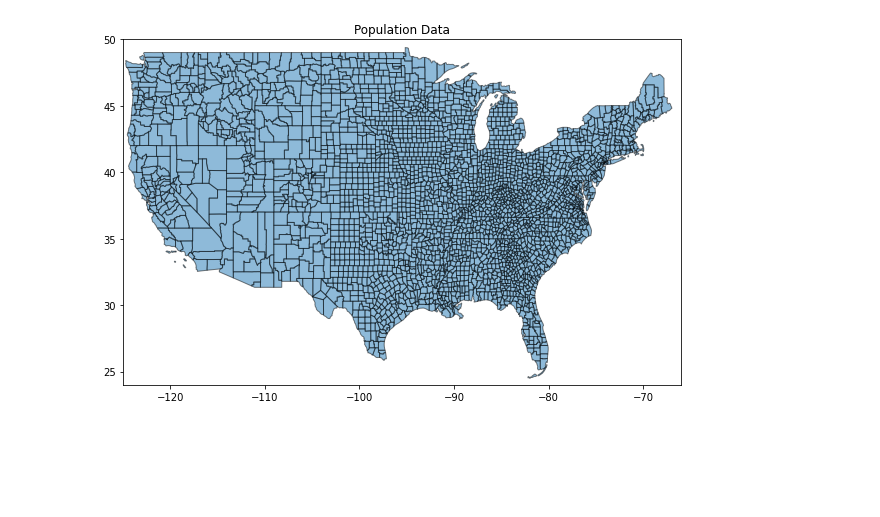
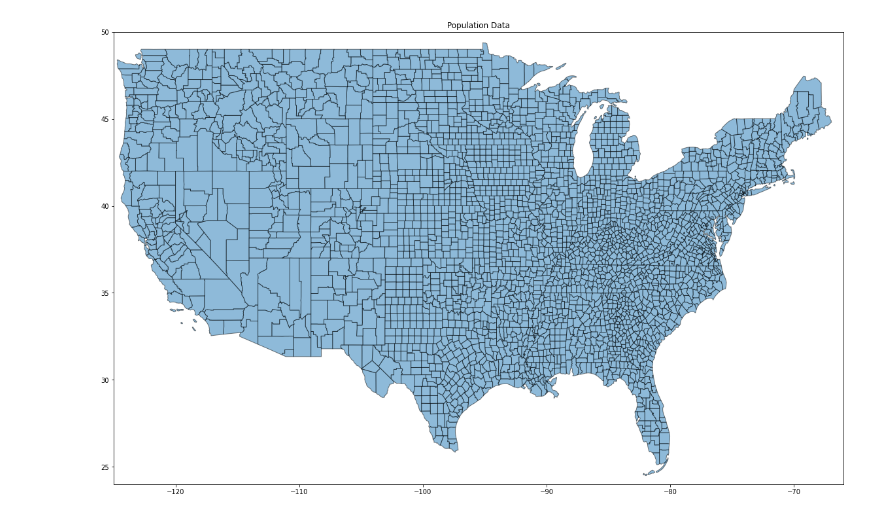
Before and after one commit to Chuka-J-Uzo/Urban_Maps_Analysis, a Jupyter notebook: Urban_Maps_Analysis.ipynb, the cells around one changed output. Cells and saved outputs as stored; diff of their text form; code cells hidden in the pictures; blank space fills up the shorter version.

```diff
--- a/Urban_Maps_Analysis.ipynb
+++ b/Urban_Maps_Analysis.ipynb
@@ -7,19 +7,19 @@ df = gpd.read_file("/content/shape_file_data/cb_2018_us_county_20m.shp")
 # %%
 # Set the coordinate reference system (CRS) to EPSG 4326
 df = df.to_crs(epsg=4326)
 
 # Create a base map
-ax = df.plot(figsize=(10, 10), alpha=0.5, edgecolor='k')
+ax = df.plot(figsize=(20, 20), alpha=0.5, edgecolor='k')
 
 
 # Set the x-axis and y-axis limits
 ax.set_xlim(-125, -66)
 ax.set_ylim(24, 50)
 
 # Plot title
 plt.title("Population Data")
 
 # Show the plot
 plt.show()
 # %% [output]
-[figure, old version]
+[figure, new version]
```
Also changed, not shown: parts of 2 cells of this notebook.
